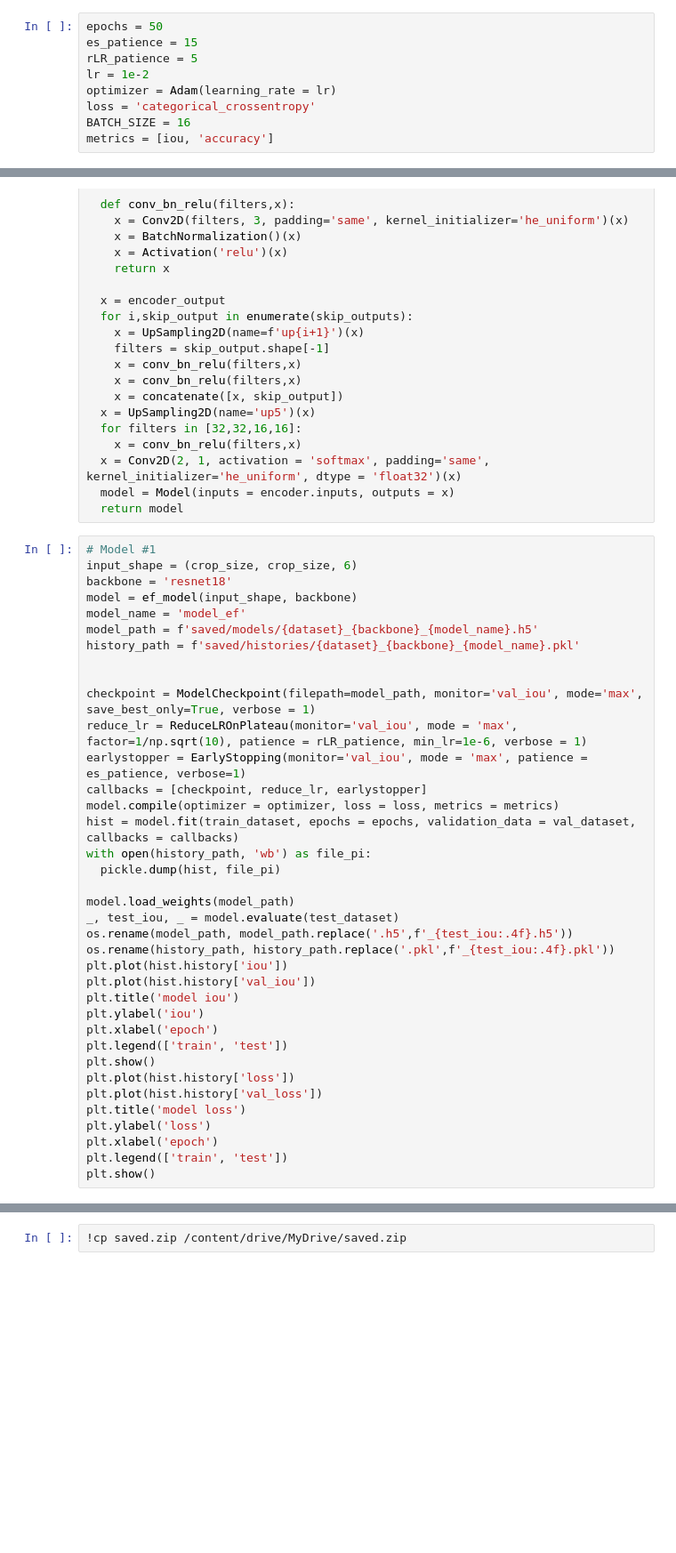
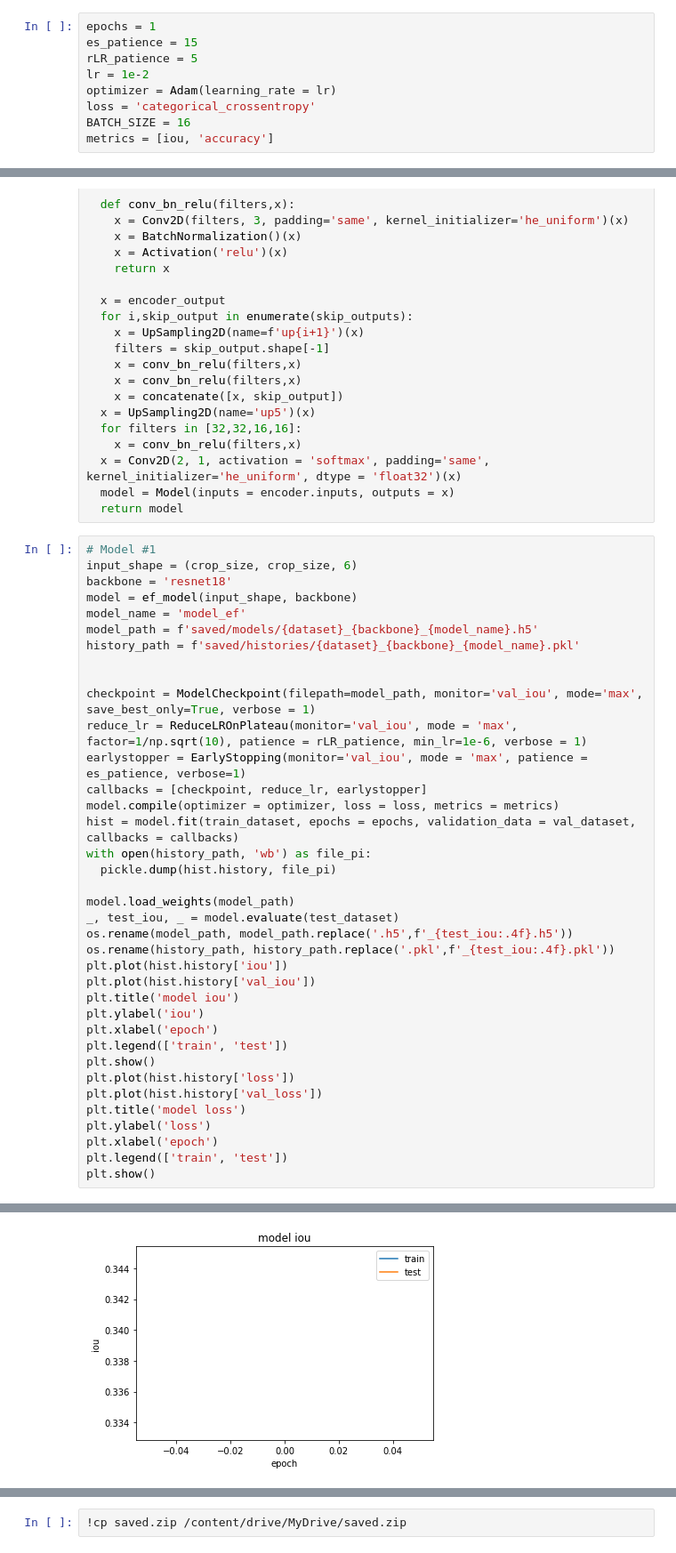
Before and after one commit to RefineX/Generalized-DeepFakes-Detection, a Jupyter notebook: AML_Initial_Model_Selection.ipynb, the cells around one changed output, grey strips where cells are left out. Shown: that part at 89% size. Saved outputs shown, nothing was run; the diff lists cells and outputs as text; blank space fills up the shorter version.

Commit message:
Changed hist to hist.history

```diff
--- a/AML_Initial_Model_Selection.ipynb
+++ b/AML_Initial_Model_Selection.ipynb
@@ -121,7 +121,7 @@ import pickle
 from tensorflow.keras import mixed_precision
 mixed_precision.set_global_policy('mixed_float16')
 # %%
-epochs = 50
+epochs = 1
 es_patience = 15
 rLR_patience = 5
 lr = 1e-2
@@ -230,7 +230,7 @@ callbacks = [checkpoint, reduce_lr, earlystopper]
 model.compile(optimizer = optimizer, loss = loss, metrics = metrics)
 hist = model.fit(train_dataset, epochs = epochs, validation_data = val_dataset, callbacks = callbacks)
 with open(history_path, 'wb') as file_pi:
-  pickle.dump(hist, file_pi)
+  pickle.dump(hist.history, file_pi)
 
 model.load_weights(model_path)
 _, test_iou, _ = model.evaluate(test_dataset)
@@ -250,3 +250,4 @@ plt.ylabel('loss')
 plt.xlabel('epoch')
 plt.legend(['train', 'test'])
 plt.show()
+# %% [output]
@@ -252,0 +258 @@ plt.show()
+[figure, added]
```
Also changed, not shown: parts of 3 cells of this notebook.
